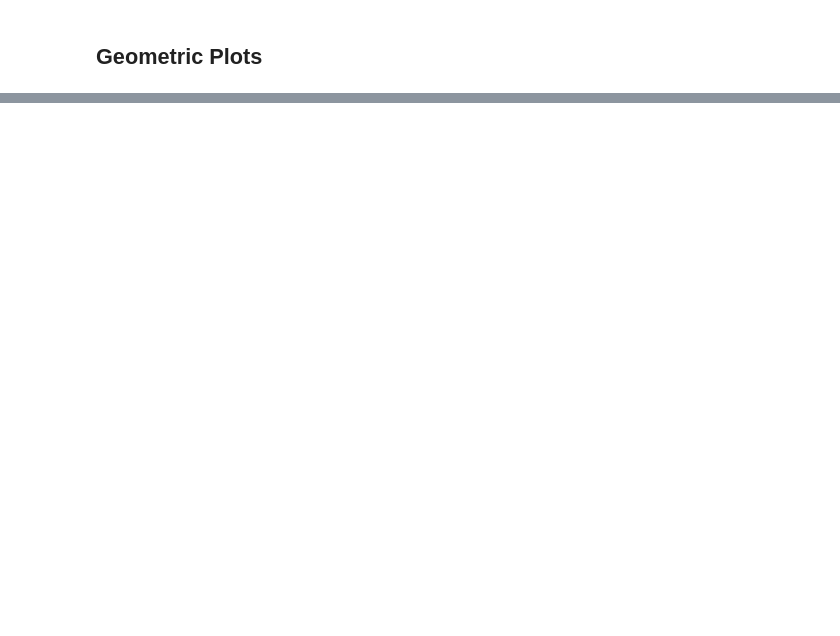
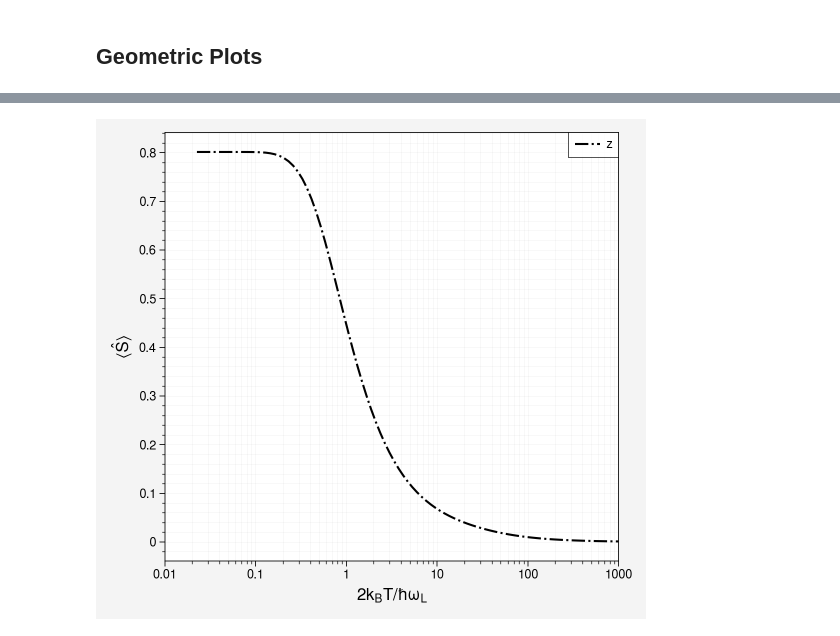
Before and after one commit to quantum-exeter/QuantumSpinDynamics, a Jupyter notebook: plot/plotStatics.ipynb, the cells around one changed output, grey strips where cells are left out. Saved outputs shown, nothing was run; the diff lists cells and outputs as text; code cells hidden in the pictures; blank space fills up the shorter version.

```diff
--- a/plot/plotStatics.ipynb
+++ b/plot/plotStatics.ipynb
@@ -183,0 +219,28 @@ plt.savefig("C://Users//crh222//Dropbox//PhD//1. RC Mapping//Graphs//Statics//po
+# %%
+dataUS = np.array(pd.read_csv(r'C://Users//crh222//Data//Quantum//Statics//US_test.csv'))
+# %%
+fig, ax = plt.subplots(figsize=(5.5, 5))  #size in inches
+
+ax.get_xaxis().tick_bottom()
+ax.get_yaxis().tick_left()
+
+ax.set_xlabel("$2k_B T/\hbar\omega_L$", fontsize=12)
+ax.set_ylabel("$\langle \\hat{S}\\rangle$", fontsize=12)
+
+ax.set_xlim(0.01, 1000)
+
+# pplt.rc.cycle = 'tab20b'
+# plt.rcParams['axes.prop_cycle'] = plt.cycler(color=['darkred', 'red', 'chocolate', 'goldenrod', 'olivedrab', 'darkolivegreen', 'steelblue', 'darkblue', 'indigo'])
+
+##### Data ######
+
+ax.semilogx(dataUS[:,0], dataUS[:,1], 'k-.', label="z")
+ax.grid(which='both', lw='0.2')
+
+ax.legend(ncol=1)
+
+fig.tight_layout()
+
+plt.savefig("C://Users//crh222//Dropbox//PhD//1. RC Mapping//Graphs//Statics//US_test.pdf", dpi=300)
+# %% [output]
+[figure, added]
```
Also changed, not shown: parts of 7 cells of this notebook.
